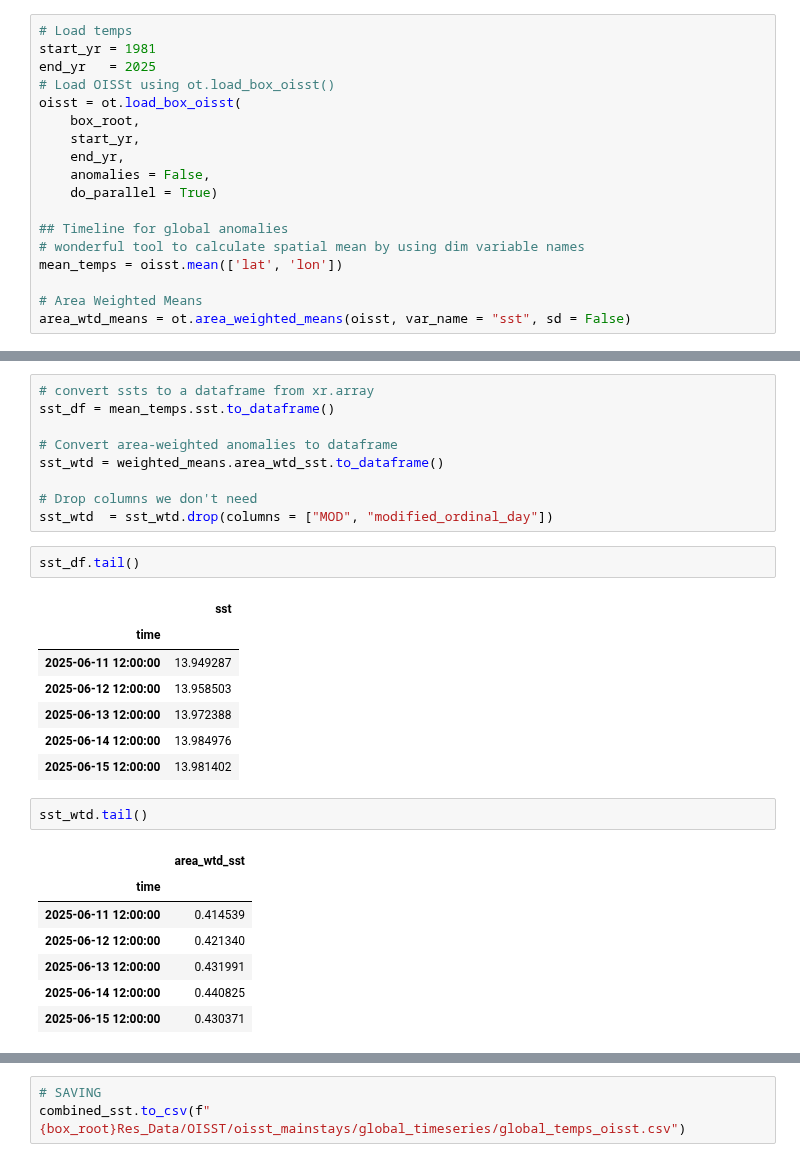
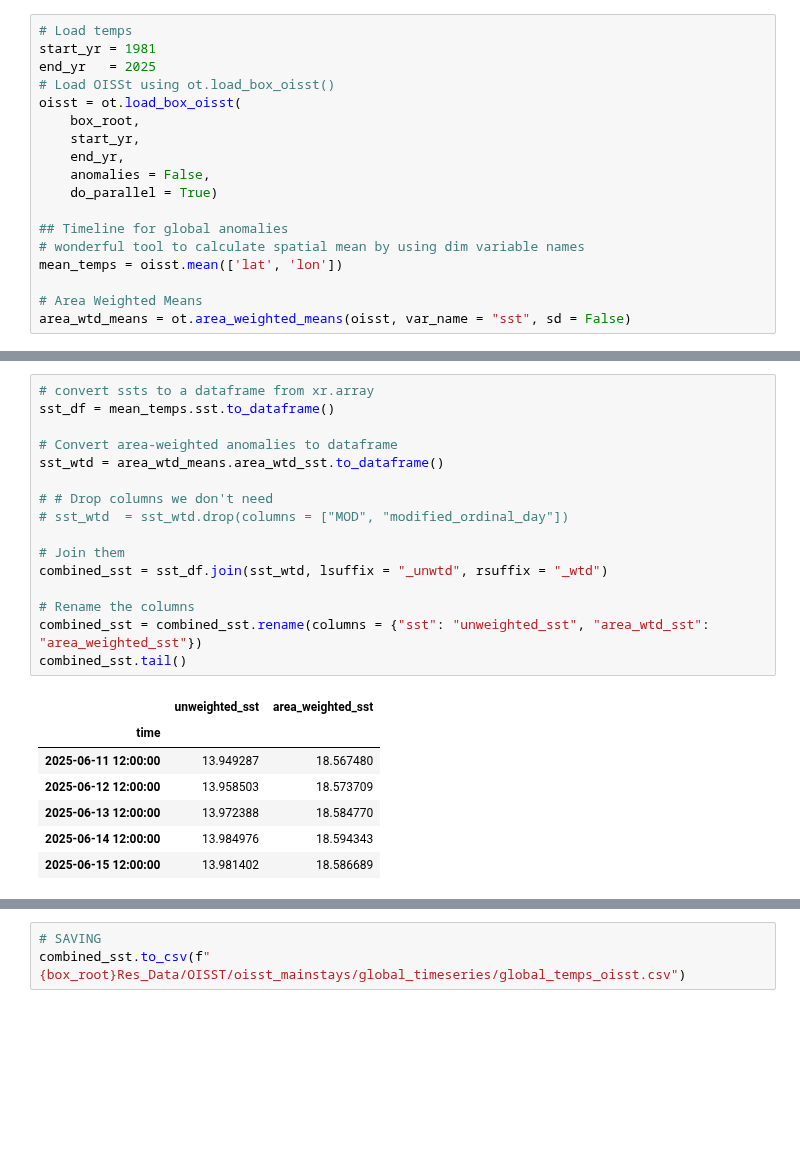
Before and after one commit to adamkemberling/oisst_mainstays, a Jupyter notebook: notebooks/09_BASE_global_temp_timeline.ipynb, the cells around one changed output, grey strips where cells are left out. Cells and saved outputs as stored; diff of their text form; blank space fills up the shorter version.

```diff
--- a/notebooks/09_BASE_global_temp_timeline.ipynb
+++ b/notebooks/09_BASE_global_temp_timeline.ipynb
@@ -151,30 +137,25 @@ area_wtd_means = ot.area_weighted_means(oisst, var_name = "sst", sd = False)
 # %%
 # convert ssts to a dataframe from xr.array
 sst_df = mean_temps.sst.to_dataframe()
 
 # Convert area-weighted anomalies to dataframe
-sst_wtd = weighted_means.area_wtd_sst.to_dataframe()
+sst_wtd = area_wtd_means.area_wtd_sst.to_dataframe()
 
-# Drop columns we don't need
-sst_wtd  = sst_wtd.drop(columns = ["MOD", "modified_ordinal_day"])
+# # Drop columns we don't need
+# sst_wtd  = sst_wtd.drop(columns = ["MOD", "modified_ordinal_day"])
+
+# Join them
+combined_sst = sst_df.join(sst_wtd, lsuffix = "_unwtd", rsuffix = "_wtd")
+
+# Rename the columns
+combined_sst = combined_sst.rename(columns = {"sst": "unweighted_sst", "area_wtd_sst": "area_weighted_sst"})
+combined_sst.tail()
+# %% [output]
+|  | unweighted_sst | area_weighted_sst |
+| time |  |  |
+| 2025-06-11 12:00:00 | 13.949287 | 18.567480 |
+| 2025-06-12 12:00:00 | 13.958503 | 18.573709 |
+| 2025-06-13 12:00:00 | 13.972388 | 18.584770 |
+| 2025-06-14 12:00:00 | 13.984976 | 18.594343 |
+| 2025-06-15 12:00:00 | 13.981402 | 18.586689 |
-# %%
-sst_df.tail()
-# %% [output]
-|  | sst |
-| time |  |
-| 2025-06-11 12:00:00 | 13.949287 |
-| 2025-06-12 12:00:00 | 13.958503 |
-| 2025-06-13 12:00:00 | 13.972388 |
-| 2025-06-14 12:00:00 | 13.984976 |
-| 2025-06-15 12:00:00 | 13.981402 |
-# %%
-sst_wtd.tail()
-# %% [output]
-|  | area_wtd_sst |
-| time |  |
-| 2025-06-11 12:00:00 | 0.414539 |
-| 2025-06-12 12:00:00 | 0.421340 |
-| 2025-06-13 12:00:00 | 0.431991 |
-| 2025-06-14 12:00:00 | 0.440825 |
-| 2025-06-15 12:00:00 | 0.430371 |
 # %%
```
Also changed, not shown: parts of 8 cells of this notebook, 2 other files.
